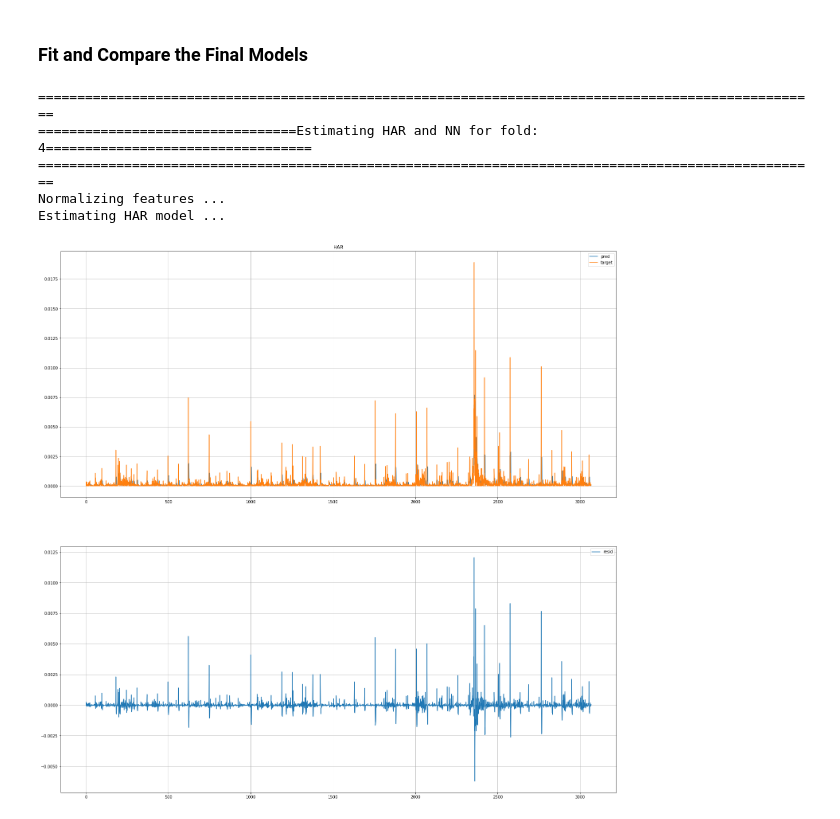
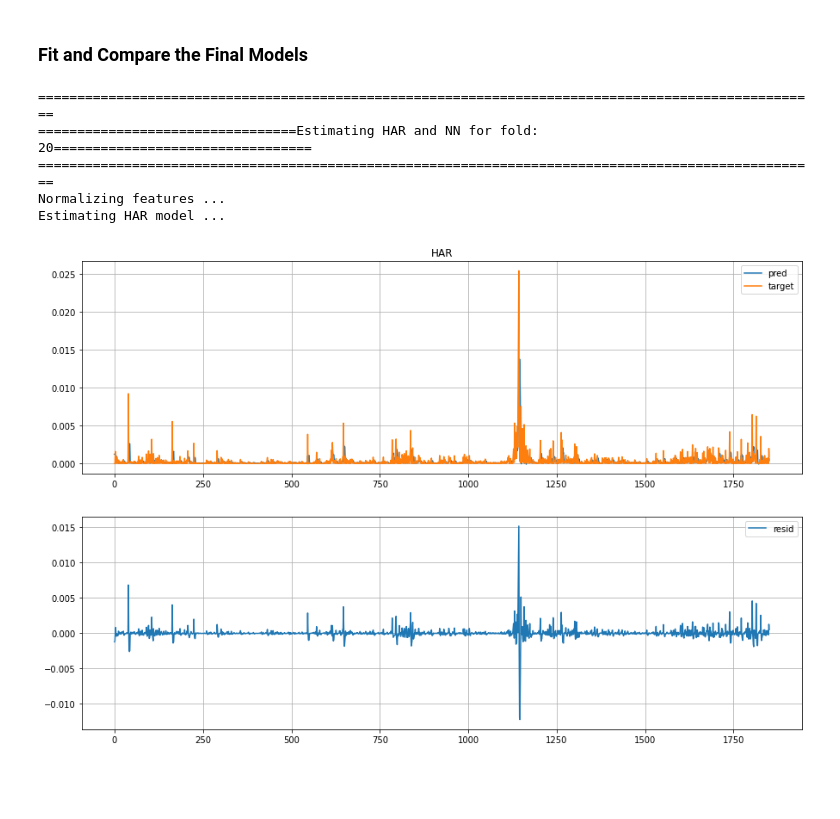
Before and after one commit to CodingNoob234/casestudy-neural-networks, a Jupyter notebook: main.ipynb, the cells around one changed output. Drawn from its saved outputs; the diff is of its cells as text; code cells hidden in the pictures; blank space fills up the shorter version.

Commit message:
cross validations for multiple variables (lr, epochs, hidden layers) possible.

```diff
--- a/main.ipynb
+++ b/main.ipynb
@@ -37,7 +37,7 @@ warnings.simplefilter("ignore")
 # returns = data["price"].apply(np.log).diff()
 
 # or through yahoo finance
-prices = get_ticker_daily_close("IBM")
+prices = get_ticker_daily_close("MSFT")
 returns = prices.apply(np.log).diff()
 print(f"Total observations: {len(returns)}")
 
@@ -254,6 +281,10 @@ Average NN MSE Loss: 1.8551342861883313e-05
 ### Fit and Compare the Final Models
 # %%
 plot = True
+
+epochs = 6
+hidden_nodes = 2
+lr = 0.005
 
 note = f"Estimating HAR and NN for fold: {i}"
 print_nicely(note, 100)
@@ -281,7 +312,7 @@ score_har = loss
 
 if plot:
     # plot prediction versus true daily volatility
-    fig, axs = plt.subplots(2,1, figsize = (25, 25))
+    fig, axs = plt.subplots(2,1, figsize = (15, 10))
     axs[0].set_title("HAR")
     axs[0].plot(output, label = "pred")
     axs[0].plot(targets_validation, label = "target")
@@ -308,10 +339,10 @@ trainloader, testloader = data_to_loaders(features_train_tensor, features_test_t
 
 # initialize and estimate the model
 print("Estimating NN model ...")
-model = RegularNN(3, 6, 1)
+model = RegularNN(3, hidden_nodes, 1)
 criterion = nn.MSELoss()
-optimizer = optim.Adam(model.parameters(), lr = .05)
-epochs = 5
+optimizer = optim.Adam(model.parameters(), lr = lr)
+epochs = epochs
 
 model_estimator(
     model,
@@ -322,33 +353,33 @@ model_estimator(
     testloader=testloader,
     earlystopper=None)
 
 # perform out of sample prediction
 output = model(features_test_tensor)
 loss = criterion(output, targets_test_tensor)
 score_nn = loss.item()
 
 print(f"NN out-of-sample loss: {loss}")
 
 if plot:
     # plot prediction versus true daily volatility
-    fig, axs = plt.subplots(2,1, figsize = (25, 25))
+    fig, axs = plt.subplots(2,1, figsize = (25,25))
     axs[0].set_title("Neural Network")
     axs[0].plot(output.detach().numpy(), label = "pred")
     axs[0].plot(targets_test_tensor.detach().numpy(), label = "target")
     axs[1].plot(targets_test_tensor.detach().numpy() - output.detach().numpy(), label = "resid")
 
     for ax in axs:
         ax.legend()
         ax.grid()
     plt.show()
 
 #=========================================================================================
 #=========================================================================================
 #=========================================================================================
 # %% [output]
 ====================================================================================================
-=================================Estimating HAR and NN for fold: 4==================================
+=================================Estimating HAR and NN for fold: 20=================================
 ====================================================================================================
 Normalizing features ...
 Estimating HAR model ...
-[figure, old version]
+[figure, new version]
```
Also changed, not shown: parts of 5 cells of this notebook.
